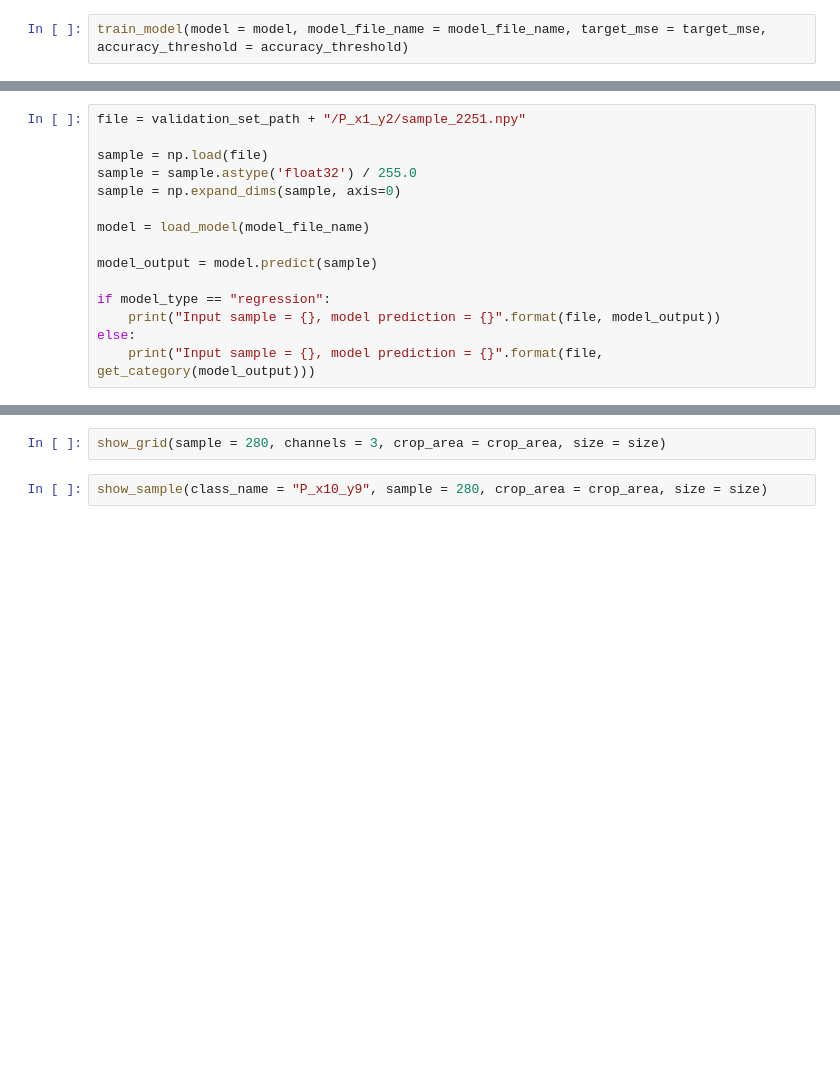
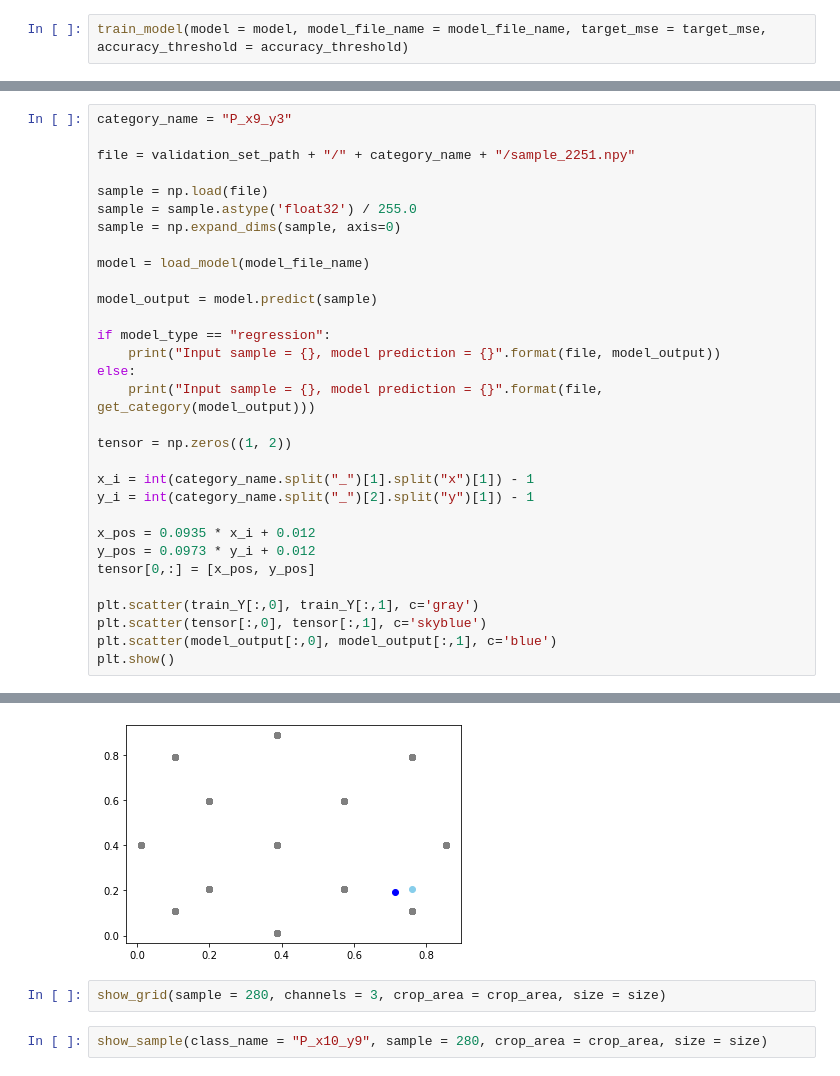
Before and after one commit to YaribNevarez/deep-learning-approach-for-detection-and-localization-of-structural-anomalies, a Jupyter notebook: piezo_sensor_setup/model_regression.ipynb, the cells around one changed output, grey strips where cells are left out. Cells and saved outputs as stored; diff of their text form; blank space fills up the shorter version.

```diff
--- a/piezo_sensor_setup/model_regression.ipynb
+++ b/piezo_sensor_setup/model_regression.ipynb
@@ -644,5 +635,7 @@ Accuracy = 0.8642123287671233
 # %%
-file = validation_set_path + "/P_x1_y2/sample_2251.npy"
+category_name = "P_x9_y3"
+
+file = validation_set_path + "/" + category_name + "/sample_2251.npy"
 
 sample = np.load(file)
 sample = sample.astype('float32') / 255.0
@@ -656,3 +649,18 @@ if model_type == "regression":
     print("Input sample = {}, model prediction = {}".format(file, model_output))
 else:
     print("Input sample = {}, model prediction = {}".format(file, get_category(model_output)))
+
+tensor = np.zeros((1, 2))
+
+x_i = int(category_name.split("_")[1].split("x")[1]) - 1
+y_i = int(category_name.split("_")[2].split("y")[1]) - 1
+
+x_pos = 0.0935 * x_i + 0.012
+y_pos = 0.0973 * y_i + 0.012
+tensor[0,:] = [x_pos, y_pos]
+
+plt.scatter(train_Y[:,0], train_Y[:,1], c='gray')
+plt.scatter(tensor[:,0], tensor[:,1], c='skyblue')
+plt.scatter(model_output[:,0], model_output[:,1], c='blue')
+plt.show()
+# %% [output]
@@ -659,3 +669,4 @@ else:
+[figure, added]
 # %%
 show_grid(sample = 280, channels = 3, crop_area = crop_area, size = size)
 # %%
```
Also changed, not shown: parts of 14 cells of this notebook, 14 other files.
